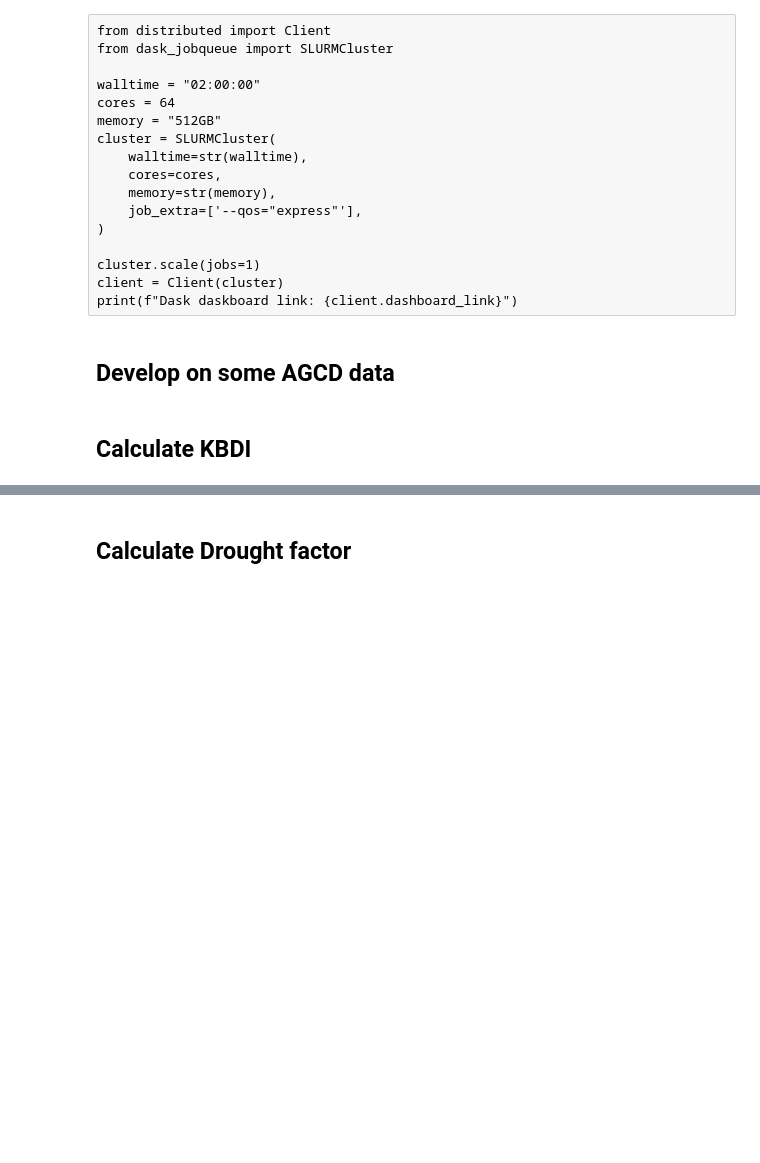
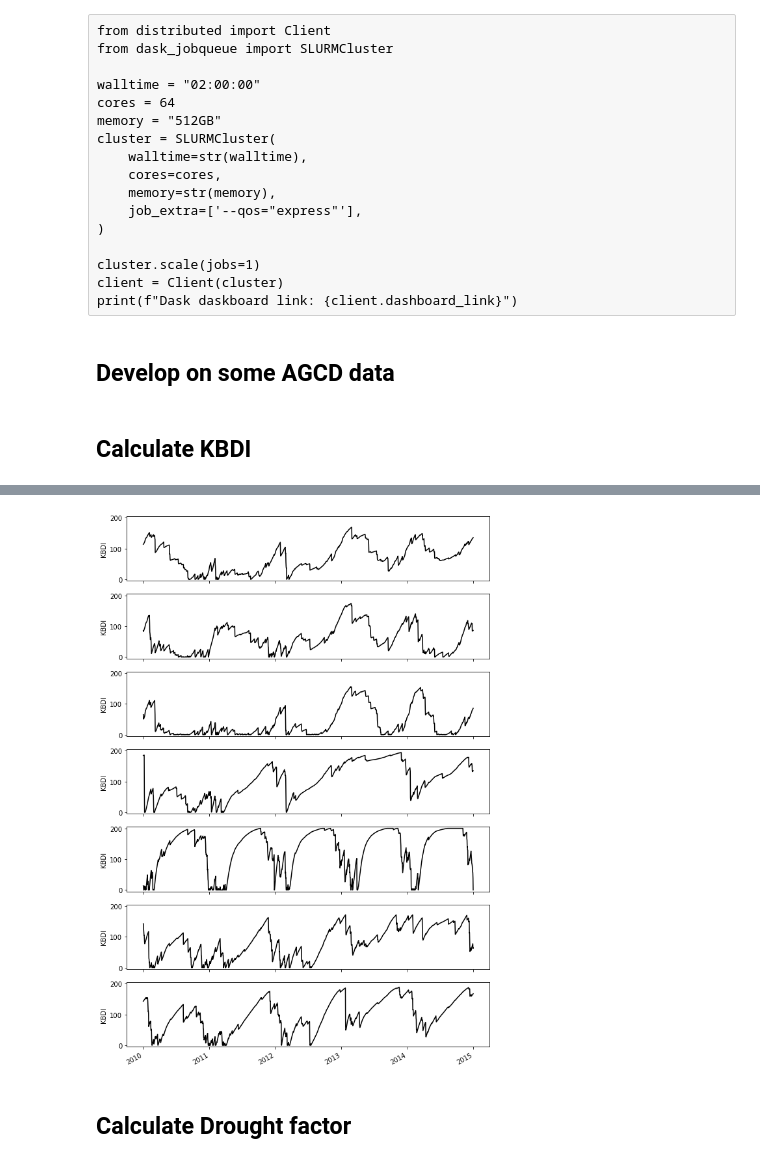
Before and after one commit to dougiesquire/CAFE-f6_documentation, a Jupyter notebook: notebooks/exploratory/calculate_KBDI.ipynb, the cells around one changed output, grey strips where cells are left out. Cells and saved outputs as stored; diff of their text form; code cells hidden in the pictures; blank space fills up the shorter version.

```diff
--- a/notebooks/exploratory/calculate_KBDI.ipynb
+++ b/notebooks/exploratory/calculate_KBDI.ipynb
@@ -253,23 +249,25 @@ KBDI = xr.open_zarr("agcd_KBDI.zarr")
 # %%
 locations = [
     {"lon": 146.4, "lat": -34.6},
     {"lon": 148.2, "lat": -32.7},
     {"lon": 145.2, "lat": -36.9},
     {"lon": 133.6, "lat": -22.5},
     {"lon": 132.4, "lat": -14.5},
     {"lon": 148.2, "lat": -23.6},
     {"lon": 146.3, "lat": -20.0},
 ]
 
 fig, axs = plt.subplots(len(locations), 1, sharex=True, figsize=(10, 15))
 for ax, loc in zip(axs, locations):
     KBDI["KBDI"].sel(loc, method="nearest").sel(time=slice("2010", "2014")).plot(
         ax=ax, color="k"
     )
-    ax.set_ylim(0, 200)
+    ax.set_ylim(-5, 205)
     ax.set_title("")
     ax.set_xlabel("")
     ax.set_ylabel("KBDI")
+# %% [output]
+[figure, added]
 # %% [markdown]
 ## Calculate Drought factor
 # %%
```
Also changed, not shown: parts of 8 cells of this notebook.
